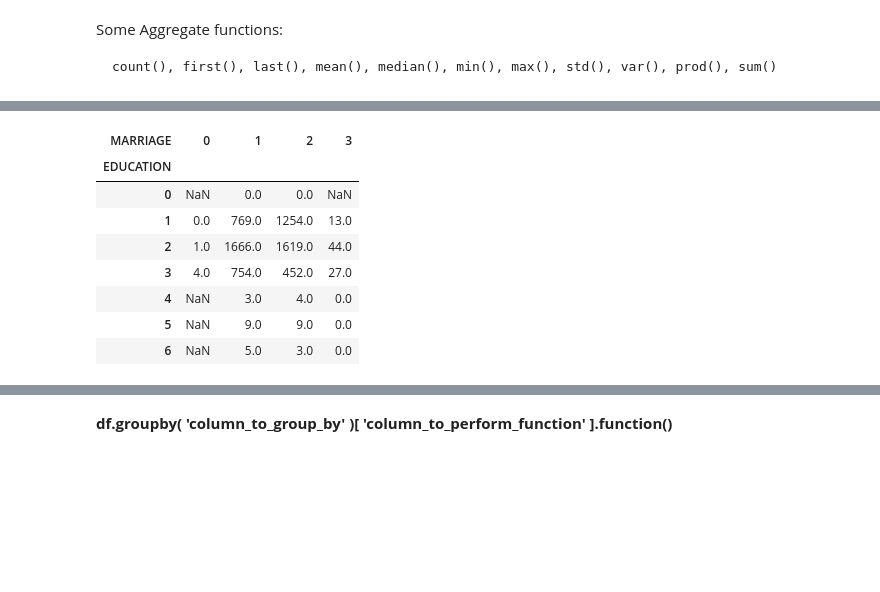
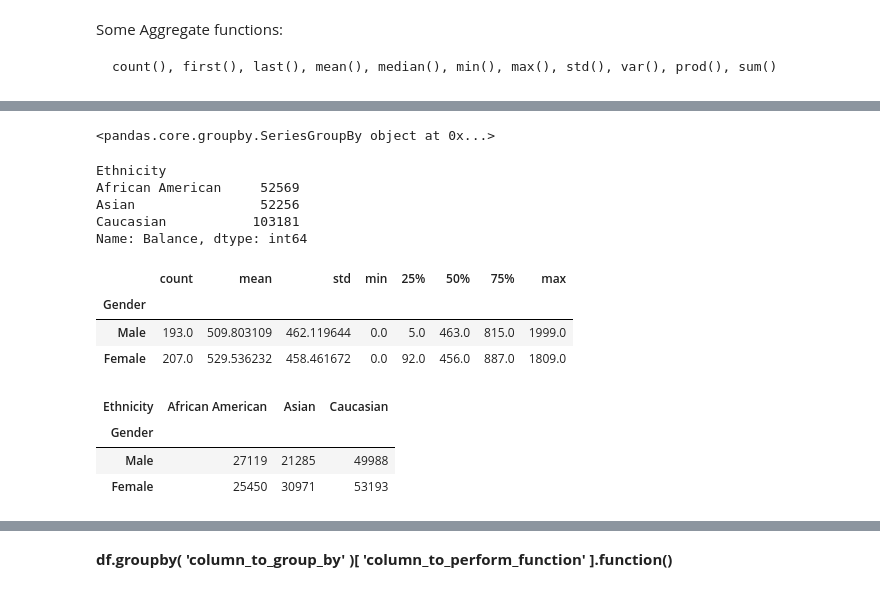
Before and after one commit to rimzbravz/Intro_to_Python, a Jupyter notebook: Intro_To_Python_Pandas.ipynb, the cells around one changed output, grey strips where cells are left out. Drawn from its saved outputs; the diff is of its cells as text; code cells hidden in the pictures; blank space fills up the shorter version.

```diff
--- a/Intro_To_Python_Pandas.ipynb
+++ b/Intro_To_Python_Pandas.ipynb
@@ -663,3 +668,3 @@ This dataset contains information on default payments, demographic factors, cred
 # %%
-credit = pd.read_csv('C:/Users/ASUS/Documents/Python_Scripts/credit/UCI_Credit_Card.csv')
+credit = pd.read_csv('C:/Users/ASUS/Documents/Python_Scripts/credit/ISLR_Credit.csv')
 # %%
@@ -678,0 +679,2 @@ credit.groupby('SEX')['EDUCATION']
+# %%
+credit.rename(columns = {list(credit)[0]:'ID'}, inplace = True)
@@ -679,12 +701,29 @@ credit.groupby('SEX')['EDUCATION']
+# %%
+#the groupby object
+credit.groupby('Ethnicity')['Balance']
+# %% [output]
+<pandas.core.groupby.SeriesGroupBy object at 0x...>
+# %%
+credit.groupby('Ethnicity')['Balance'].sum()
+# %% [output]
+Ethnicity
+African American     52569
+Asian                52256
+Caucasian           103181
+Name: Balance, dtype: int64
+# %%
+credit.groupby('Gender')['Balance'].describe().unstack()
+
+#What can we infer from these statistics?
+# %% [output]
+|  | count | mean | std | min | 25% | 50% | 75% | max |
+| Gender |  |  |  |  |  |  |  |  |
+| Male | 193.0 | 509.803109 | 462.119644 | 0.0 | 5.0 | 463.0 | 815.0 | 1999.0 |
+| Female | 207.0 | 529.536232 | 458.461672 | 0.0 | 92.0 | 456.0 | 887.0 | 1809.0 |
 # %%
-credit.groupby(['EDUCATION', 'MARRIAGE'])['default.payment.next.month'].sum().unstack()
+credit.groupby(['Gender', 'Ethnicity'])['Balance'].sum().unstack()
 # %% [output]
-| MARRIAGE | 0 | 1 | 2 | 3 |
-| EDUCATION |  |  |  |  |
-| 0 | NaN | 0.0 | 0.0 | NaN |
-| 1 | 0.0 | 769.0 | 1254.0 | 13.0 |
-| 2 | 1.0 | 1666.0 | 1619.0 | 44.0 |
-| 3 | 4.0 | 754.0 | 452.0 | 27.0 |
-| 4 | NaN | 3.0 | 4.0 | 0.0 |
-| 5 | NaN | 9.0 | 9.0 | 0.0 |
-| 6 | NaN | 5.0 | 3.0 | 0.0 |
+| Ethnicity | African American | Asian | Caucasian |
+| Gender |  |  |  |
+| Male | 27119 | 21285 | 49988 |
+| Female | 25450 | 30971 | 53193 |
```
Also changed, not shown: parts of 51 cells of this notebook.
